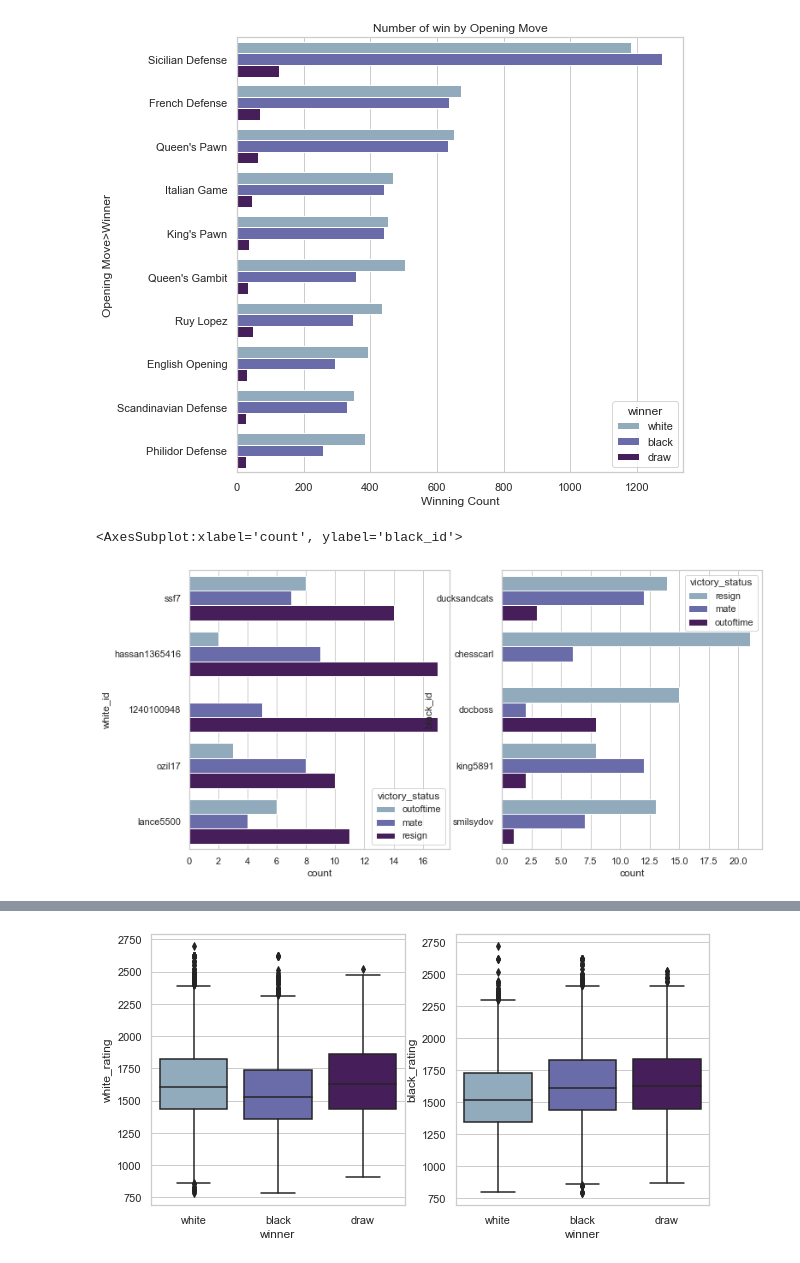
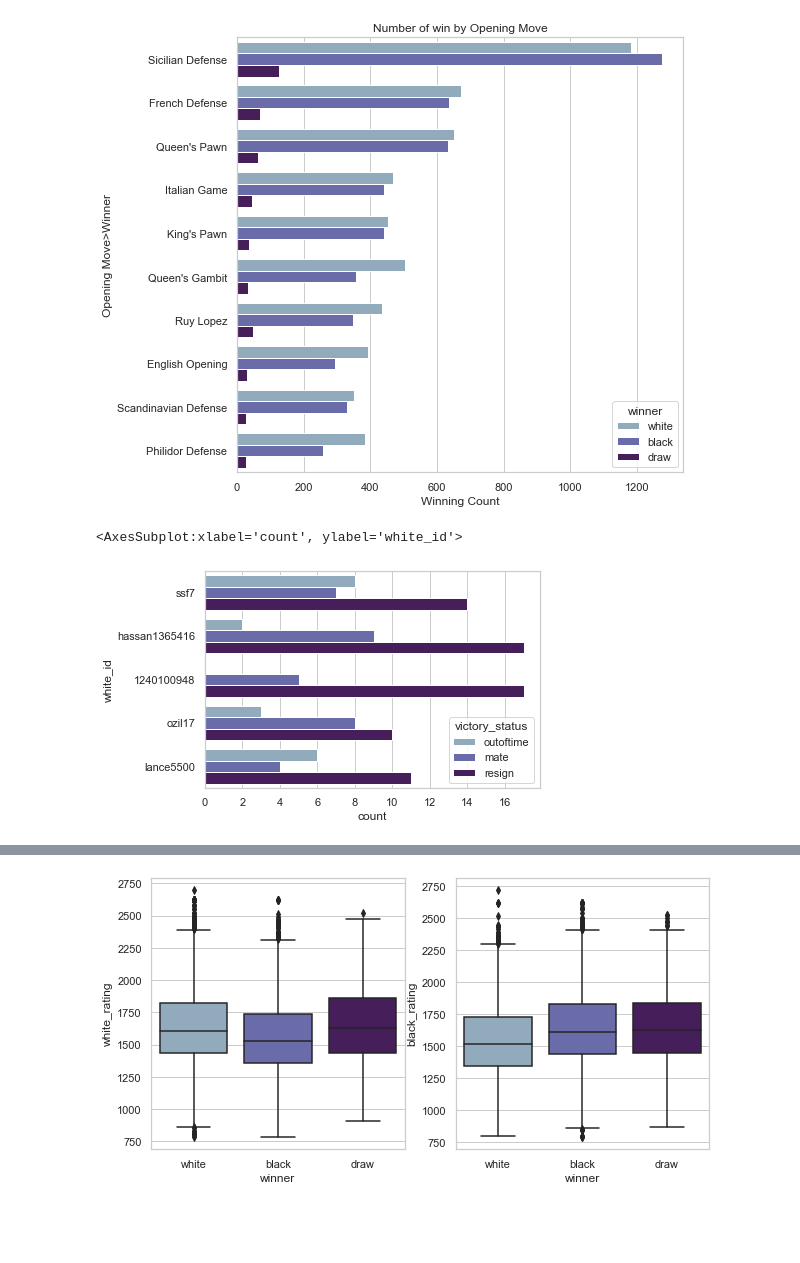
Before and after one commit to salemeid/Tuwaiq-DS-my-project, a Jupyter notebook: Chess_Winning_Move.ipynb, the cells around one changed output, grey strips where cells are left out. Cells and saved outputs as stored; diff of their text form; code cells hidden in the pictures; blank space fills up the shorter version.

```diff
--- a/Chess_Winning_Move.ipynb
+++ b/Chess_Winning_Move.ipynb
@@ -410,10 +410,8 @@ plt.savefig('./output/Number_of_win_by_om2.png',orientation='landscape',dpi=150,
 top_win_white = df2[df2['winner'] == 'white']
 top_win_black = df2[df2['winner'] == 'black']
 # %%
-f, ax = plt.subplots(1,2,figsize=(12, 6))
 
-sns.countplot(data=top_win_white,y="white_id",hue="victory_status",order=pd.value_counts(top_win_white['white_id']).iloc[:5].index,ax=ax[0])
-sns.countplot(data=top_win_black,y="black_id",hue="victory_status",order=pd.value_counts(top_win_black['black_id']).iloc[:5].index,ax=ax[1])
+sns.countplot(data=top_win_white,y="white_id",hue="victory_status",order=pd.value_counts(top_win_white['white_id']).iloc[:5].index)
 # %% [output]
-<AxesSubplot:xlabel='count', ylabel='black_id'>
+<AxesSubplot:xlabel='count', ylabel='white_id'>
-[figure, old version]
+[figure, new version]
```
Also changed, not shown: parts of 1 cell of this notebook, 2 other files.
